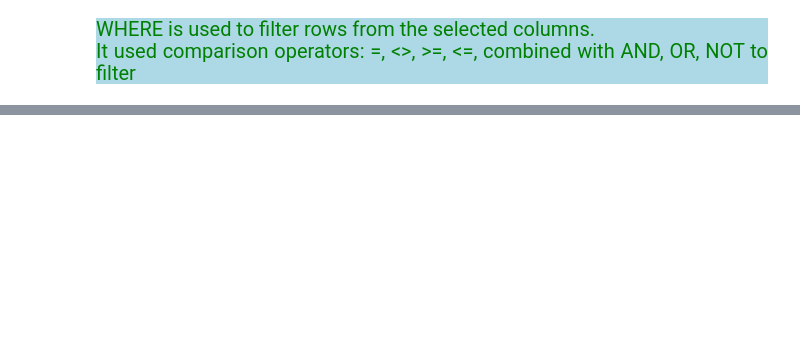
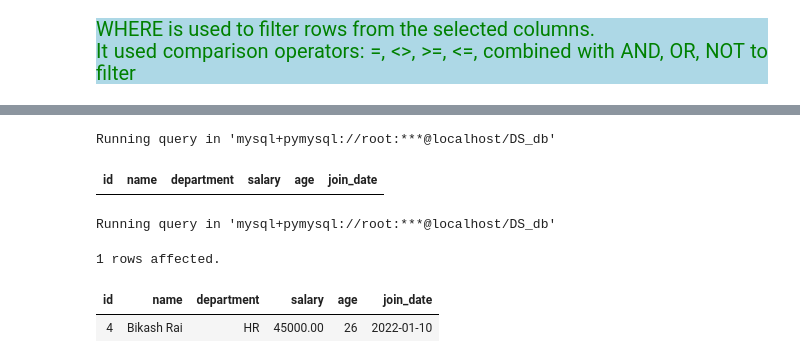
Before and after one commit to Kartika-Nidhi/SQLNotes, a Jupyter notebook: SQLNotes.ipynb, the cells around one changed output, grey strips where cells are left out. Saved outputs shown, nothing was run; the diff lists cells and outputs as text; code cells hidden in the pictures; blank space fills up the shorter version.

Commit message:
CREATE, INSERT INTO and LIKE completed

```diff
--- a/SQLNotes.ipynb
+++ b/SQLNotes.ipynb
@@ -255,0 +297,20 @@ Truncated to displaylimit of 10.
+# %%
+%%sql
+
+SELECT *
+FROM employees
+WHERE name = 'Bi';
+# %% [output]
+Running query in 'mysql+pymysql://root:***@localhost/DS_db'
+| id | name | department | salary | age | join_date |
+# %%
+%%sql
+
+SELECT *
+FROM employees
+WHERE name LIKE 'Bi%';
+# %% [output]
+Running query in 'mysql+pymysql://root:***@localhost/DS_db'
+1 rows affected.
+| id | name | department | salary | age | join_date |
+| 4 | Bikash Rai | HR | 45000.00 | 26 | 2022-01-10 |
```
Also changed, not shown: parts of 30 cells of this notebook.
